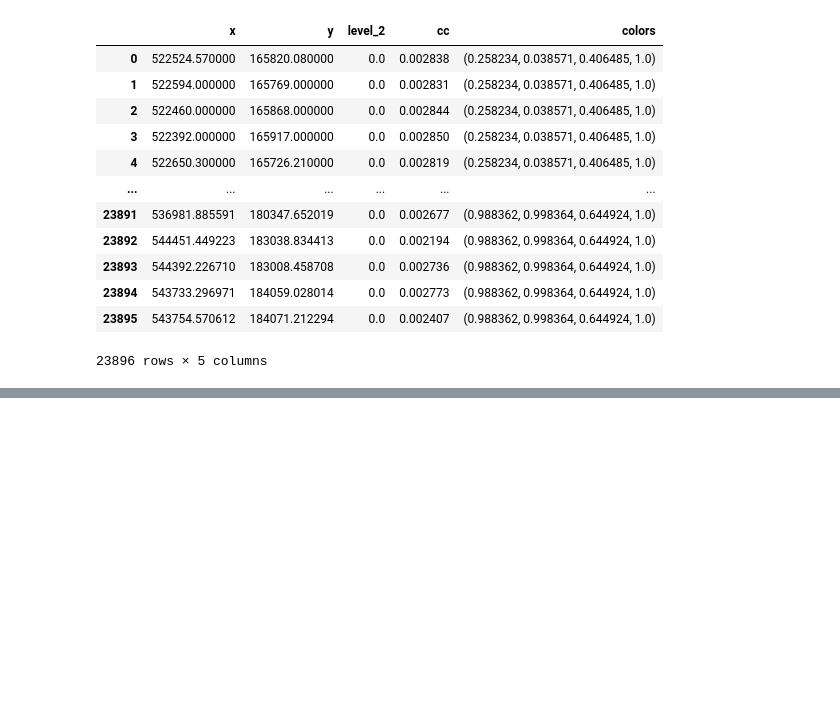
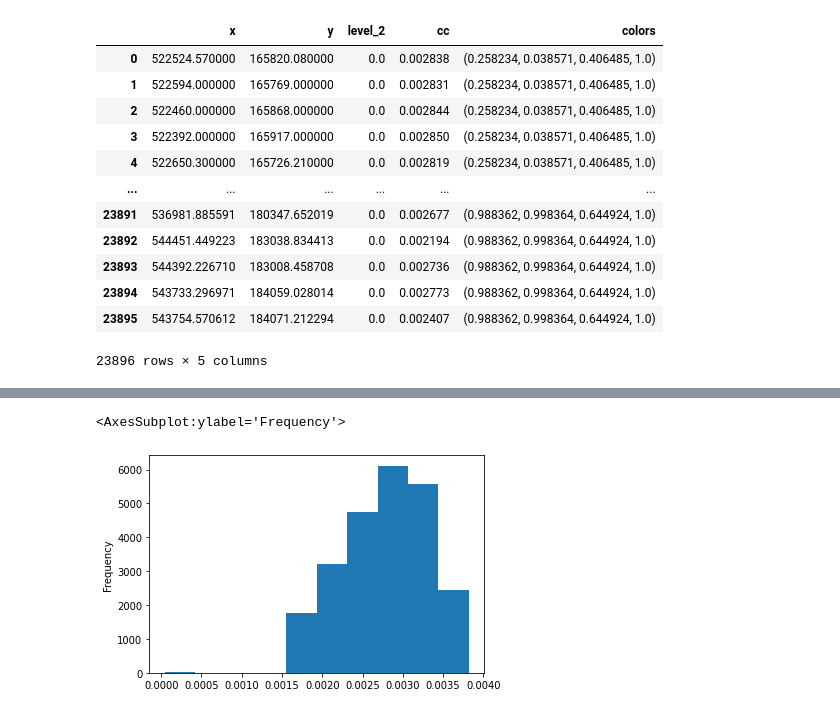
Before and after one commit to akazukin5151/comparative-accessibility, a Jupyter notebook: centrality.ipynb, the cells around one changed output, grey strips where cells are left out. Drawn from its saved outputs; the diff is of its cells as text; code cells hidden in the pictures; blank space fills up the shorter version.

```diff
--- a/centrality.ipynb
+++ b/centrality.ipynb
@@ -180,3 +182,8 @@ with open('london_road_centrality.pkl', 'wb') as f:
 # import pickle
 # with open('london_road_centrality.pkl', 'rb') as f:
 #     lrc = pickle.load(f)
+# %%
+l_nc.cc.plot.hist()
+# %% [output]
+<AxesSubplot:ylabel='Frequency'>
+[figure, added]
```
Also changed, not shown: parts of 1 cell of this notebook, 1 other file.
